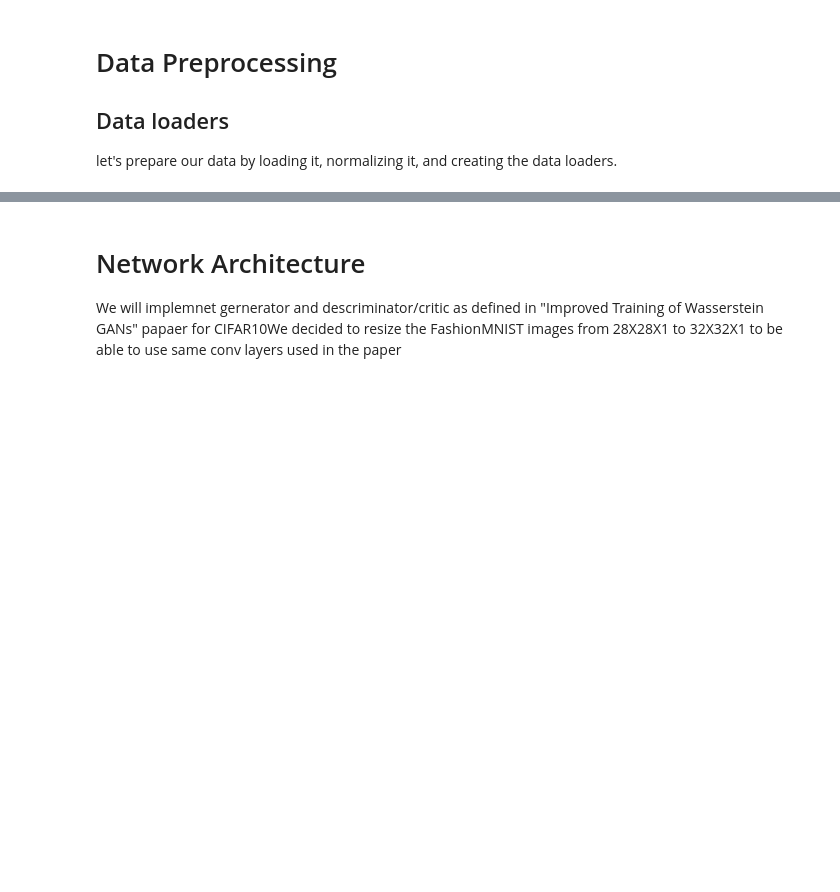
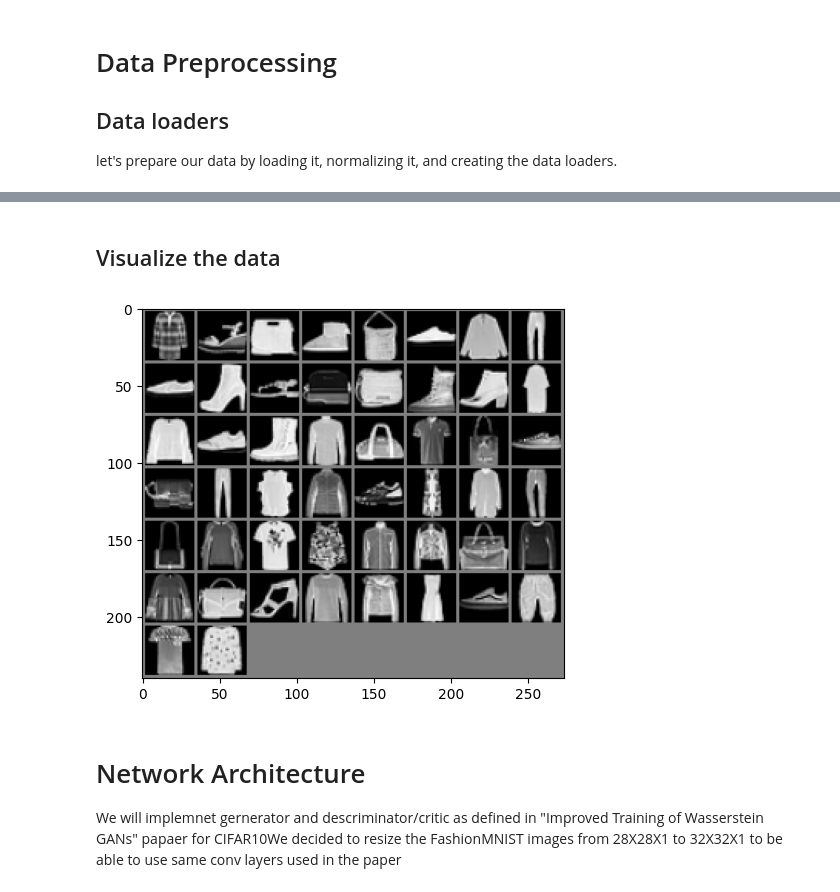
Before and after one commit to nadavo11/DCGANs-and-WGANs, a Jupyter notebook: DCGAN and WGAN.ipynb, the cells around one changed output, grey strips where cells are left out. Drawn from its saved outputs; the diff is of its cells as text; code cells hidden in the pictures; blank space fills up the shorter version.

```diff
--- a/DCGAN and WGAN.ipynb
+++ b/DCGAN and WGAN.ipynb
@@ -30,6 +30,6 @@ Using device: cpu
 # %%
 FOLDER_PATH = '/content/drive/MyDrive/Deep Learning/ex3_305673212_312349509/FashionMNIST'
 if (os.path.exists(FOLDER_PATH)):
-  path = FOLDER_PATH
+  _PATH = FOLDER_PATH
 else:
-  path = "data" #for git runs
+  _PATH = "data" #for git runs
@@ -74,8 +74,8 @@ transform = transforms.Compose([
     transforms.Normalize((0.5,), (0.5,))
 ])
 # Download and load the training data
-train_dataset = datasets.FashionMNIST(root=path, train=True, download=True, transform=transform)
-test_dataset = datasets.FashionMNIST(root=path, train=False, download=True, transform=transform)
+train_dataset = datasets.FashionMNIST(root=_PATH, train=True, download=True, transform=transform)
+test_dataset = datasets.FashionMNIST(root=_PATH, train=False, download=True, transform=transform)
 
 # Create DataLoader for training and testing
 train_loader = DataLoader(train_dataset, batch_size=BATCH_SIZE, shuffle=True)
@@ -85,3 +101,27 @@ train_iter = iter(train_loader)
+# %% [markdown]
+## Visualize the data
+# %%
+import torchvision
+
+
+# Display some of the images
+def imshow(img):
+    img = img / 2 + 0.5  # unnormalize
+    npimg = img.numpy()
+    plt.imshow(np.transpose(npimg, (1, 2, 0)))
+    plt.show()
+
+
+def show_grid(images):
+    imshow(torchvision.utils.make_grid(images))
+
+# get some random training images
+dataiter = iter(train_loader)
+images, labels = next(dataiter)
+
+show_grid(images)
+# %% [output]
+[figure, added]
 # %% [markdown]
 # Network Architecture
 We will implemnet gernerator and descriminator/critic as defined in "Improved Training of Wasserstein GANs" papaer for CIFAR10We decided to resize the FashionMNIST images from 28X28X1 to 32X32X1 to be able to use same conv layers used in the paper
```
Also changed, not shown: parts of 11 cells of this notebook.
